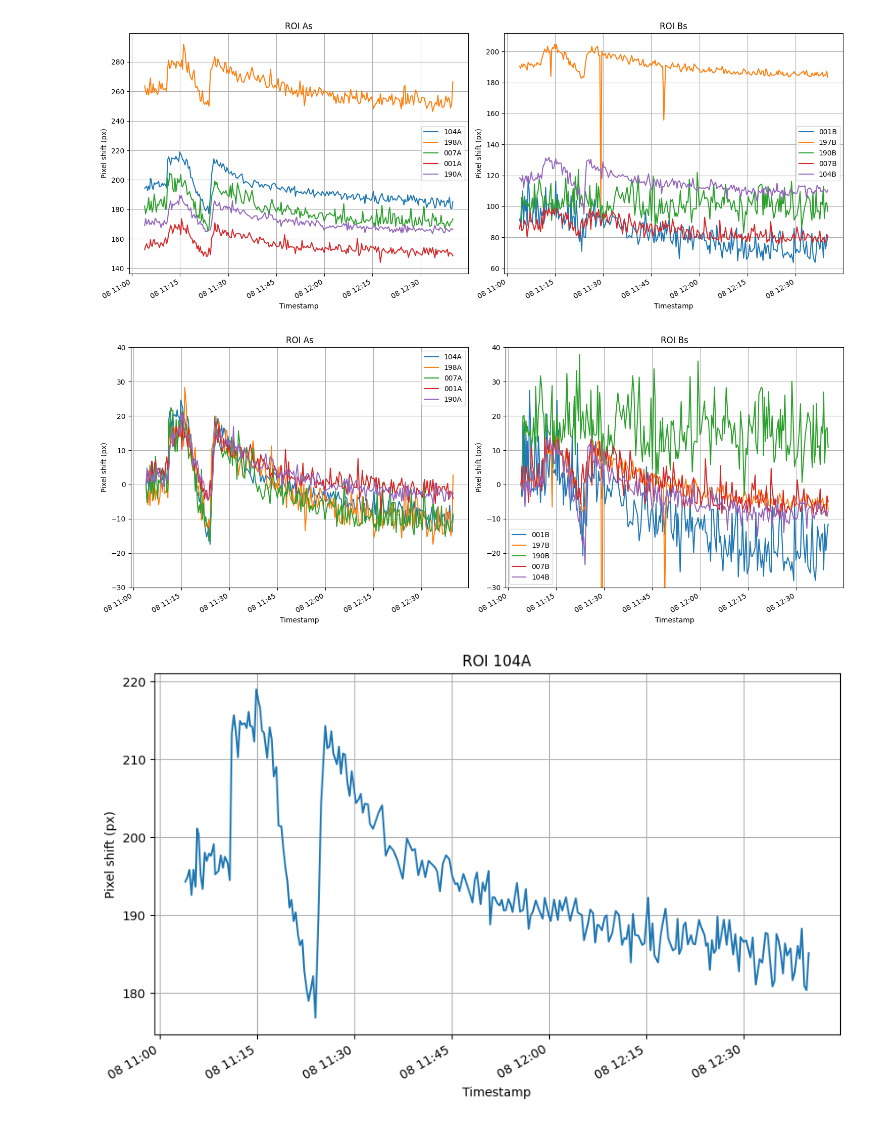
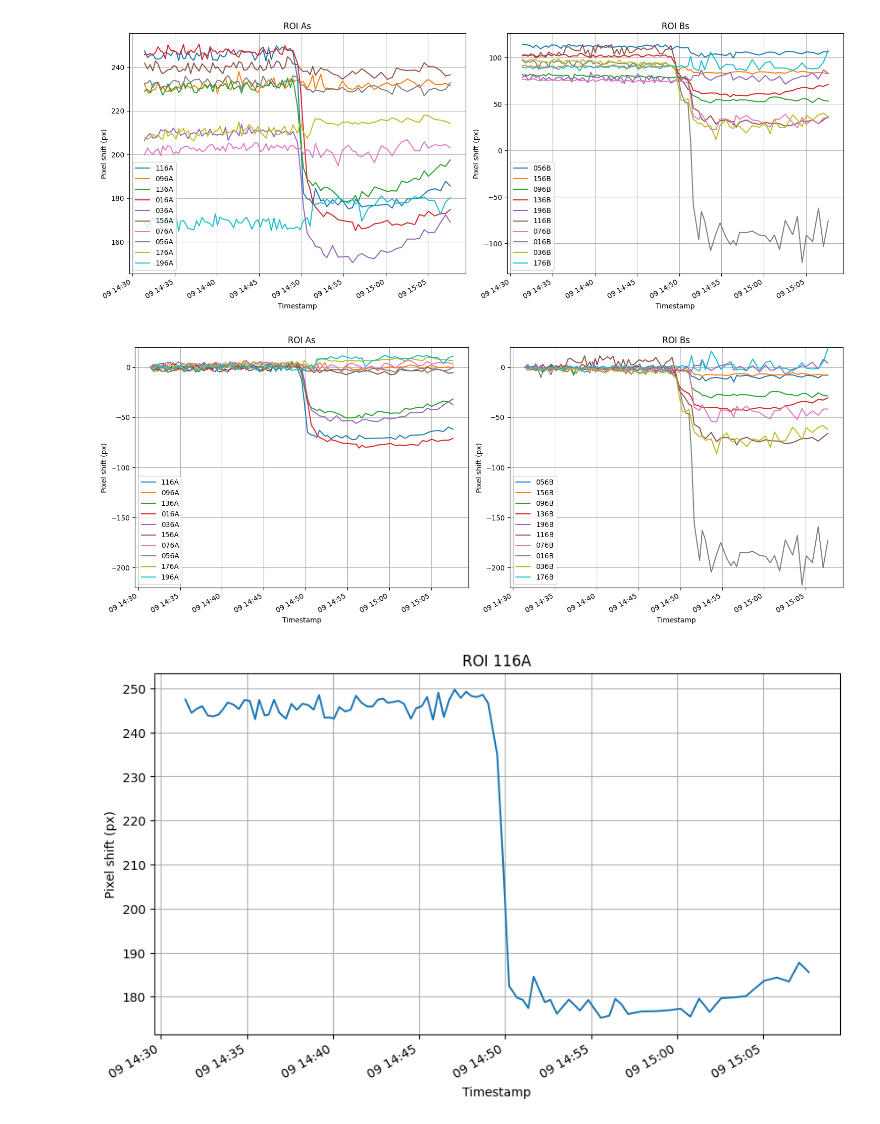
Before and after one commit to cr806/phorest_pipeline, a Jupyter notebook: INTERNAL_FILES/CSV_plotting.ipynb, the cells around one changed output. Drawn from its saved outputs; the diff is of its cells as text; code cells hidden in the pictures.

```diff
--- a/INTERNAL_FILES/CSV_plotting.ipynb
+++ b/INTERNAL_FILES/CSV_plotting.ipynb
@@ -3,7 +3,7 @@ import matplotlib.pyplot as plt
 import pandas as pd
 from pathlib import Path
 # %%
-raw_data = Path('/Volumes/krauss/Lisa/GMR/Array/SpecialBox/Cuthbert/250708/results/communicating_results.csv')
+raw_data = Path('/Volumes/krauss/Lisa/GMR/Array/SpecialBox/Cuthbert/250709/results/communicating_results.csv')
 # %%
 df = pd.read_csv(raw_data)
 df["timestamp"] = pd.to_datetime(df["timestamp"])
@@ -64,38 +64,38 @@ ax[1].grid(True) # Add a grid for better readability
 plt.tight_layout()
 plt.show()
 # %% [output]
-[figure, old version]
+[figure, new version]
 # %%
 normalized_df = comb_df - comb_df.iloc[0]
 
 fig, ax = plt.subplots(nrows=1, ncols=2, figsize=(15, 6))
 
 normalized_df.loc[:, normalized_df.columns.str.contains('A')].plot(
     kind='line',
-    ylim=(-30, 40),
+    ylim=(-220, 20),
     ax=ax[0],
     title='ROI As',
     xlabel='Timestamp',
     ylabel='Pixel shift (px)'
 )
 
 normalized_df.loc[:, normalized_df.columns.str.contains('B')].plot(
     kind='line',
-    ylim=(-30, 40),
+    ylim=(-220, 20),
     ax=ax[1],
     title='ROI Bs',
     xlabel='Timestamp',
     ylabel='Pixel shift (px)'
 )
 
 ax[0].grid(True) # Add a grid for better readability
 ax[1].grid(True) # Add a grid for better readability
 plt.tight_layout()
 plt.show()
 # %% [output]
-[figure, old version]
+[figure, new version]
 # %%
-label = "104A"
+label = "116A"
 
 comb_df[label].plot(
     kind='line',
@@ -108,4 +108,4 @@ comb_df[label].plot(
 plt.grid(True) # Add a grid for better readability
 plt.show()
 # %% [output]
-[figure, old version]
+[figure, new version]
```
Also changed, not shown: parts of 3 cells of this notebook.
